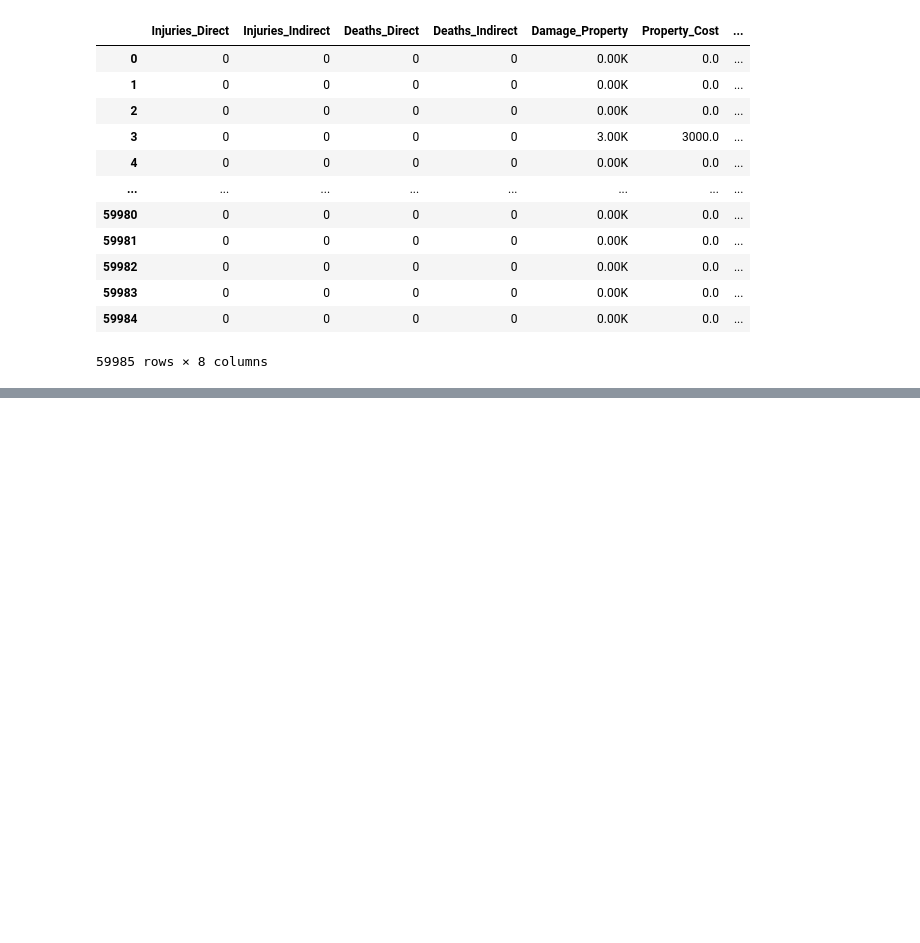
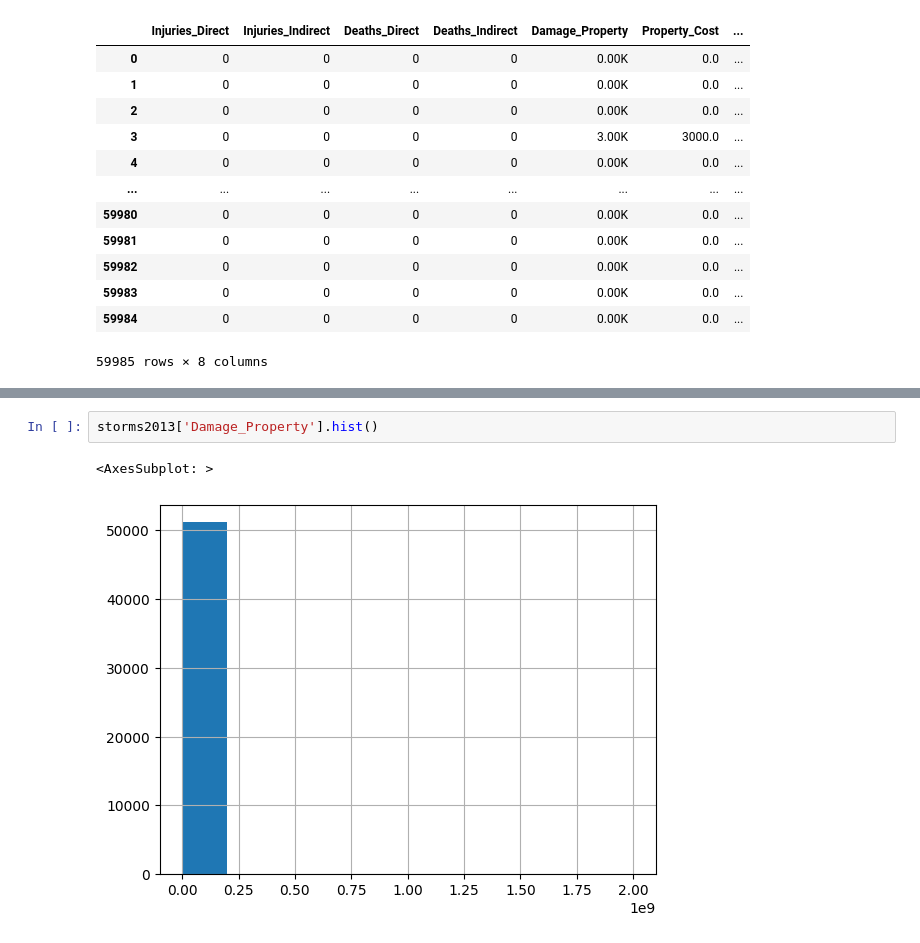
Before and after one commit to rauldgarcia/Data_analysis, a Jupyter notebook: CLASS 1/class_14.ipynb, the cells around one changed output, grey strips where cells are left out. Cells and saved outputs as stored; diff of their text form; blank space fills up the shorter version.

```diff
--- a/CLASS 1/class_14.ipynb
+++ b/CLASS 1/class_14.ipynb
@@ -258,0 +310,5 @@ indices
+# %%
+storms2013['Damage_Property'].hist()
+# %% [output]
+<AxesSubplot: >
+[figure, added]
```
Also changed, not shown: parts of 39 cells of this notebook, 1 other file.
